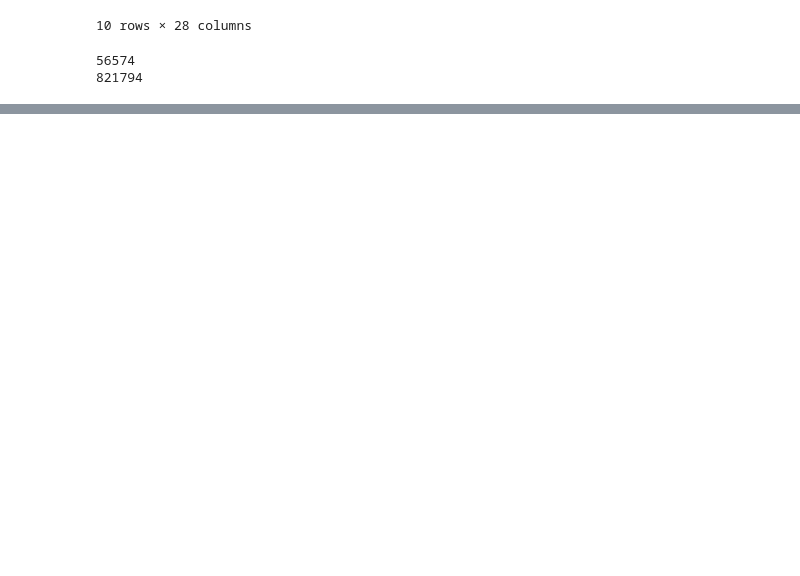
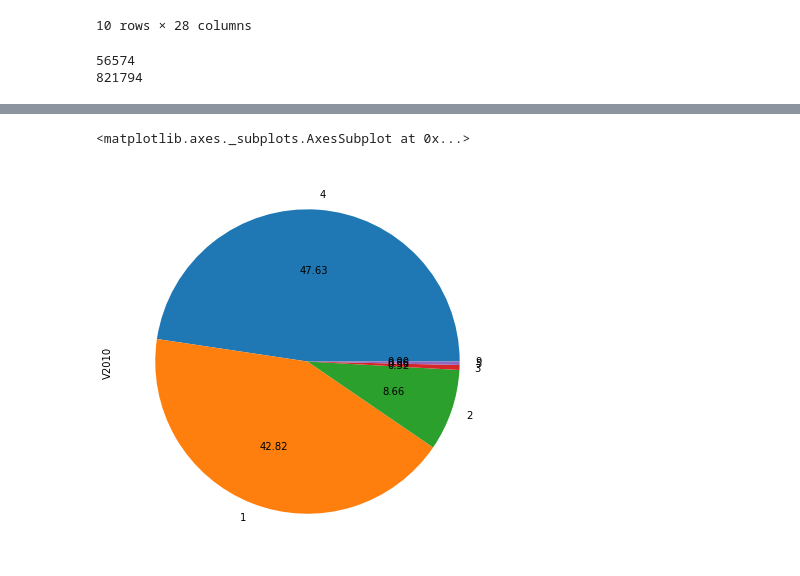
Before and after one commit to Deh-alba/analysis_national_program_sample_residence, a Jupyter notebook: analysis_national_program_sample_residence.ipynb, the cells around one changed output, grey strips where cells are left out. Saved outputs shown, nothing was run; the diff lists cells and outputs as text; code cells hidden in the pictures; blank space fills up the shorter version.

```diff
--- a/analysis_national_program_sample_residence.ipynb
+++ b/analysis_national_program_sample_residence.ipynb
@@ -29,0 +49,5 @@ print(df[(df['V2008']!=99)].shape[0])
+# %%
+people_2020_4 = df[(df['Ano']==2020) & (df['Trimestre']==4) & (df['VD4002']==1) & (df['V2008']!=99)]
+people_2020_4 = people_2020_4.drop_duplicates(subset=['V1008','V2008','V20081','V20082','V2007'],keep=False)
+people_2020_4 = people_2020_4.reset_index()
+people_2020_4.drop(columns=['Unnamed: 0'])
@@ -29,0 +82,5 @@ print(df[(df['V2008']!=99)].shape[0])
+# %%
+people_2020_4['V2010'].value_counts().plot(kind='pie',figsize=(15,7),autopct="%.2f")
+# %% [output]
+<matplotlib.axes._subplots.AxesSubplot at 0x...>
+[figure, added]
```
Also changed, not shown: parts of 24 cells of this notebook, 1 other file.
